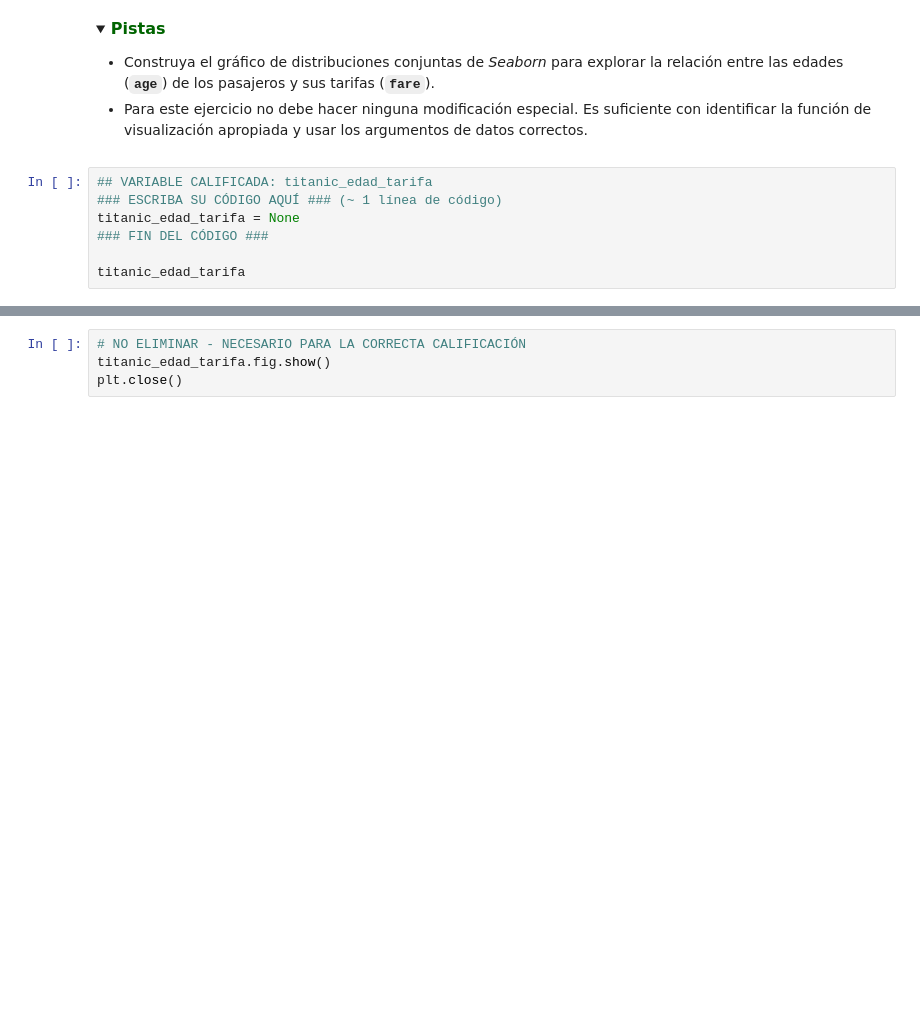
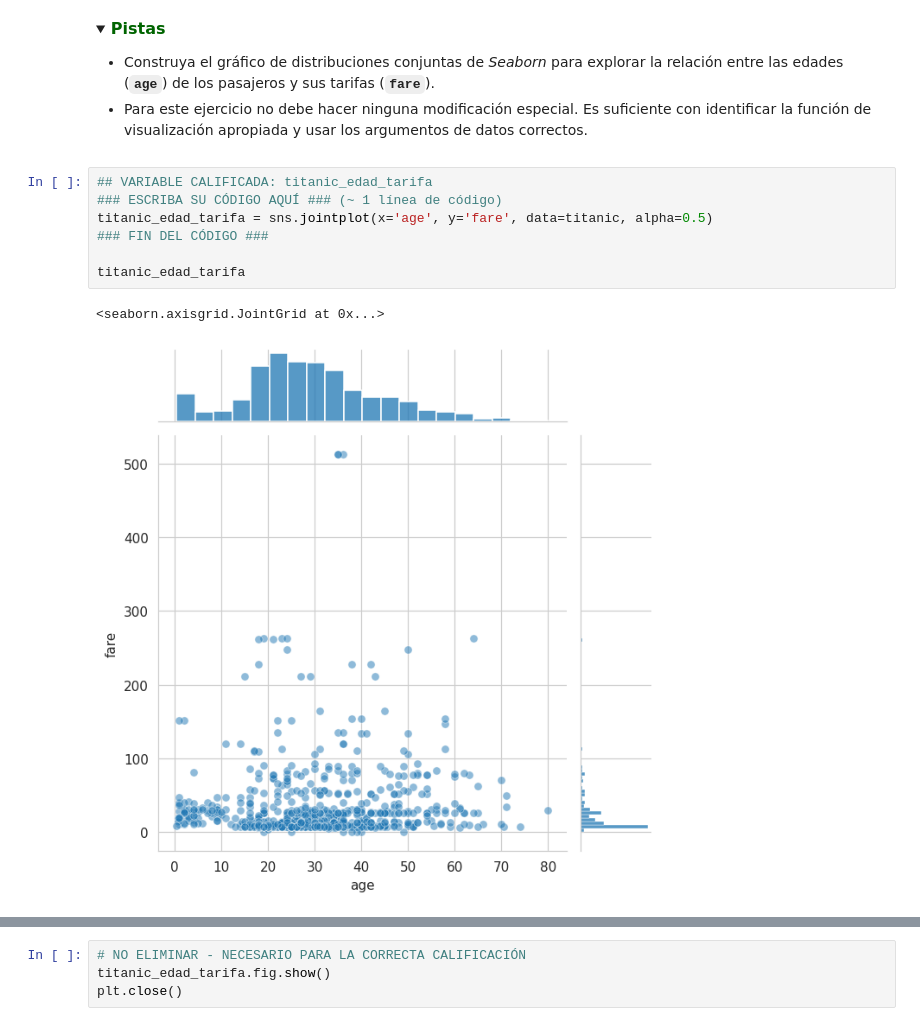
Before and after one commit to danielamejiacastro/MLDS--Course, a Jupyter notebook: Tarea_4_Visualización_de_datos_con_Python_.ipynb, the cells around one changed output, grey strips where cells are left out. Cells and saved outputs as stored; diff of their text form; folded sections open; blank space fills up the shorter version.

```diff
--- a/Tarea_4_Visualización_de_datos_con_Python_.ipynb
+++ b/Tarea_4_Visualización_de_datos_con_Python_.ipynb
@@ -205,10 +249,13 @@ Almacene el resultado de la función de visualización en la variable **`titanic
 # %%
 ## VARIABLE CALIFICADA: titanic_edad_tarifa
 ### ESCRIBA SU CÓDIGO AQUÍ ### (~ 1 línea de código)
-titanic_edad_tarifa = None
+titanic_edad_tarifa = sns.jointplot(x='age', y='fare', data=titanic, alpha=0.5)
 ### FIN DEL CÓDIGO ###
 
 titanic_edad_tarifa
+# %% [output]
+<seaborn.axisgrid.JointGrid at 0x...>
+[figure, added]
 # %% [markdown]
 **Salida esperada:**
 
```
Also changed, not shown: parts of 11 cells of this notebook.
